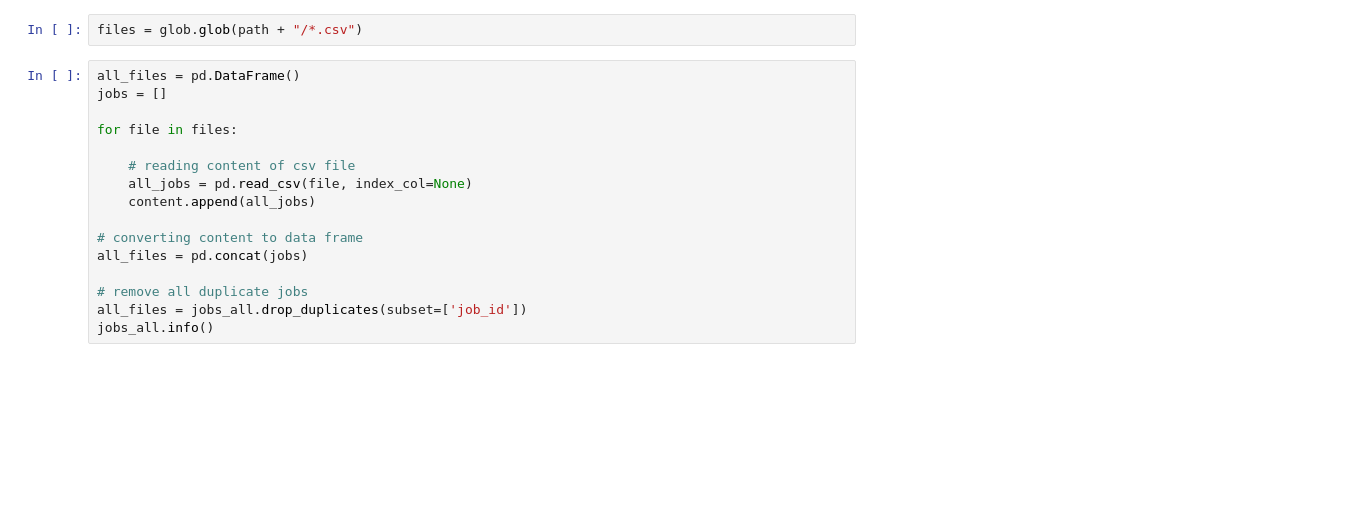
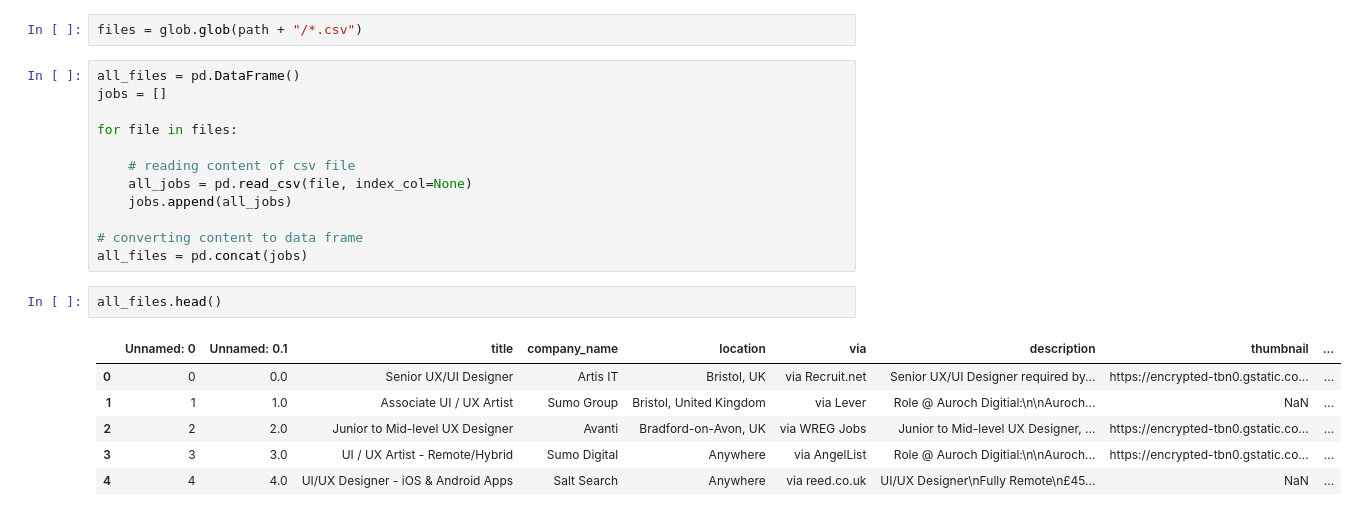
Before and after one commit to dekings44/ui_ux_job_analysis, a Jupyter notebook: main.ipynb, the cells around one changed output. Drawn from its saved outputs; the diff is of its cells as text; blank space fills up the shorter version.

```diff
--- a/main.ipynb
+++ b/main.ipynb
@@ -150,11 +150,16 @@ for file in files:
 
     # reading content of csv file
     all_jobs = pd.read_csv(file, index_col=None)
-    content.append(all_jobs)
+    jobs.append(all_jobs)
 
 # converting content to data frame
 all_files = pd.concat(jobs)
-
-# remove all duplicate jobs
-all_files = jobs_all.drop_duplicates(subset=['job_id'])
-jobs_all.info()
+# %%
+all_files.head()
+# %% [output]
+|  | Unnamed: 0 | Unnamed: 0.1 | title | company_name | location | via | description | thumbnail | ... |
+| 0 | 0 | 0.0 | Senior UX/UI Designer | Artis IT | Bristol, UK | via Recruit.net | Senior UX/UI Designer required by... | https://encrypted-tbn0.gstatic.co... | ... |
+| 1 | 1 | 1.0 | Associate UI / UX Artist | Sumo Group | Bristol, United Kingdom | via Lever | Role @ Auroch Digitial:\n\nAuroch... | NaN | ... |
+| 2 | 2 | 2.0 | Junior to Mid-level UX Designer | Avanti | Bradford-on-Avon, UK | via WREG Jobs | Junior to Mid-level UX Designer, ... | https://encrypted-tbn0.gstatic.co... | ... |
+| 3 | 3 | 3.0 | UI / UX Artist - Remote/Hybrid | Sumo Digital | Anywhere | via AngelList | Role @ Auroch Digitial:\n\nAuroch... | https://encrypted-tbn0.gstatic.co... | ... |
+| 4 | 4 | 4.0 | UI/UX Designer - iOS & Android Apps | Salt Search | Anywhere | via reed.co.uk | UI/UX Designer\nFully Remote\n£45... | NaN | ... |
```
Also changed, not shown: parts of 5 cells of this notebook.
